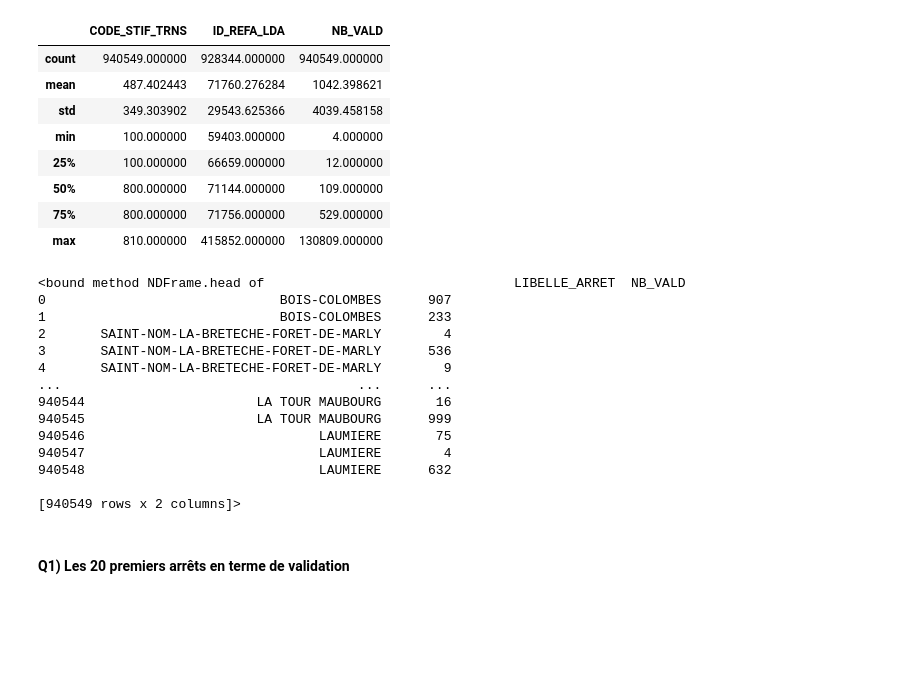
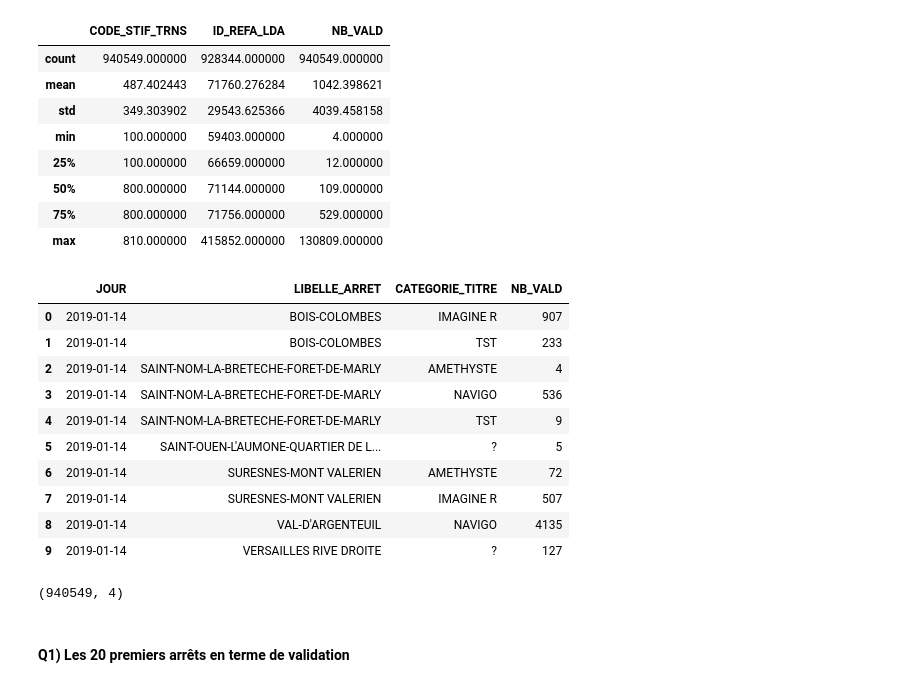
Before and after one commit to ChristiiK/AppliDataSncf, a Jupyter notebook: ApplicationSncf_vf.ipynb, the cells around one changed output. Cells and saved outputs as stored; diff of their text form; code cells hidden in the pictures; blank space fills up the shorter version.

```diff
--- a/ApplicationSncf_vf.ipynb
+++ b/ApplicationSncf_vf.ipynb
@@ -43,20 +75,21 @@ df1=df.drop(columns=['JOUR','ID_REFA_LDA','CODE_STIF_TRNS','CODE_STIF_RES','CODE
-# %%
-df1.head
-# %% [output]
-<bound method NDFrame.head of                                LIBELLE_ARRET  NB_VALD
-0                              BOIS-COLOMBES      907
-1                              BOIS-COLOMBES      233
-2       SAINT-NOM-LA-BRETECHE-FORET-DE-MARLY        4
-3       SAINT-NOM-LA-BRETECHE-FORET-DE-MARLY      536
-4       SAINT-NOM-LA-BRETECHE-FORET-DE-MARLY        9
-...                                      ...      ...
-940544                      LA TOUR MAUBOURG       16
-940545                      LA TOUR MAUBOURG      999
-940546                              LAUMIERE       75
-940547                              LAUMIERE        4
-940548                              LAUMIERE      632
-
-[940549 rows x 2 columns]>
+# %%
+sncf_split.head(10)
+# %% [output]
+|  | JOUR | LIBELLE_ARRET | CATEGORIE_TITRE | NB_VALD |
+| 0 | 2019-01-14 | BOIS-COLOMBES | IMAGINE R | 907 |
+| 1 | 2019-01-14 | BOIS-COLOMBES | TST | 233 |
+| 2 | 2019-01-14 | SAINT-NOM-LA-BRETECHE-FORET-DE-MARLY | AMETHYSTE | 4 |
+| 3 | 2019-01-14 | SAINT-NOM-LA-BRETECHE-FORET-DE-MARLY | NAVIGO | 536 |
+| 4 | 2019-01-14 | SAINT-NOM-LA-BRETECHE-FORET-DE-MARLY | TST | 9 |
+| 5 | 2019-01-14 | SAINT-OUEN-L'AUMONE-QUARTIER DE L... | ? | 5 |
+| 6 | 2019-01-14 | SURESNES-MONT VALERIEN | AMETHYSTE | 72 |
+| 7 | 2019-01-14 | SURESNES-MONT VALERIEN | IMAGINE R | 507 |
+| 8 | 2019-01-14 | VAL-D'ARGENTEUIL | NAVIGO | 4135 |
+| 9 | 2019-01-14 | VERSAILLES RIVE DROITE | ? | 127 |
+# %%
+sncf_split.shape
+# %% [output]
+(940549, 4)
 # %% [markdown]
 #### Q1) Les 20 premiers arrêts en terme de validation
 # %%
```
Also changed, not shown: parts of 17 cells of this notebook.
